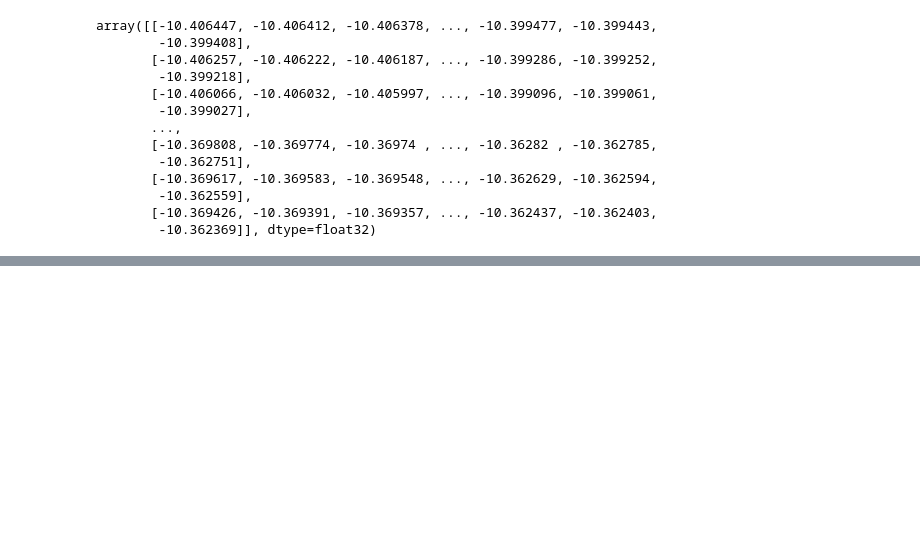
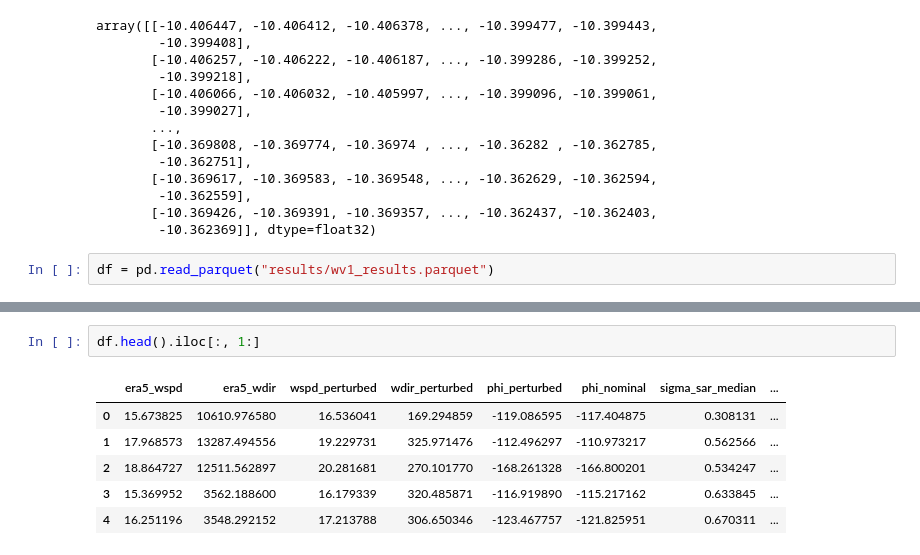
Before and after one commit to guin0x/msc-thesis, a Jupyter notebook: the_notebook.ipynb, the cells around one changed output, grey strips where cells are left out. Drawn from its saved outputs; the diff is of its cells as text; blank space fills up the shorter version.

```diff
--- a/the_notebook.ipynb
+++ b/the_notebook.ipynb
@@ -105,3 +105,5 @@ array([[-10.406447, -10.406412, -10.406378, ..., -10.399477, -10.399443,
         -10.362559],
        [-10.369426, -10.369391, -10.369357, ..., -10.362437, -10.362403,
         -10.362369]], dtype=float32)
+# %%
+df = pd.read_parquet("results/wv1_results.parquet")
@@ -107,0 +120,9 @@ array([[-10.406447, -10.406412, -10.406378, ..., -10.399477, -10.399443,
+# %%
+df.head().iloc[:, 1:]
+# %% [output]
+|  | era5_wspd | era5_wdir | wspd_perturbed | wdir_perturbed | phi_perturbed | phi_nominal | sigma_sar_median | ... |
+| 0 | 15.673825 | 10610.976580 | 16.536041 | 169.294859 | -119.086595 | -117.404875 | 0.308131 | ... |
+| 1 | 17.968573 | 13287.494556 | 19.229731 | 325.971476 | -112.496297 | -110.973217 | 0.562566 | ... |
+| 2 | 18.864727 | 12511.562897 | 20.281681 | 270.101770 | -168.261328 | -166.800201 | 0.534247 | ... |
+| 3 | 15.369952 | 3562.188600 | 16.179339 | 320.485871 | -116.919890 | -115.217162 | 0.633845 | ... |
+| 4 | 16.251196 | 3548.292152 | 17.213788 | 306.650346 | -123.467757 | -121.825951 | 0.670311 | ... |
```
Also changed, not shown: parts of 1 cell of this notebook, 7 other files.
